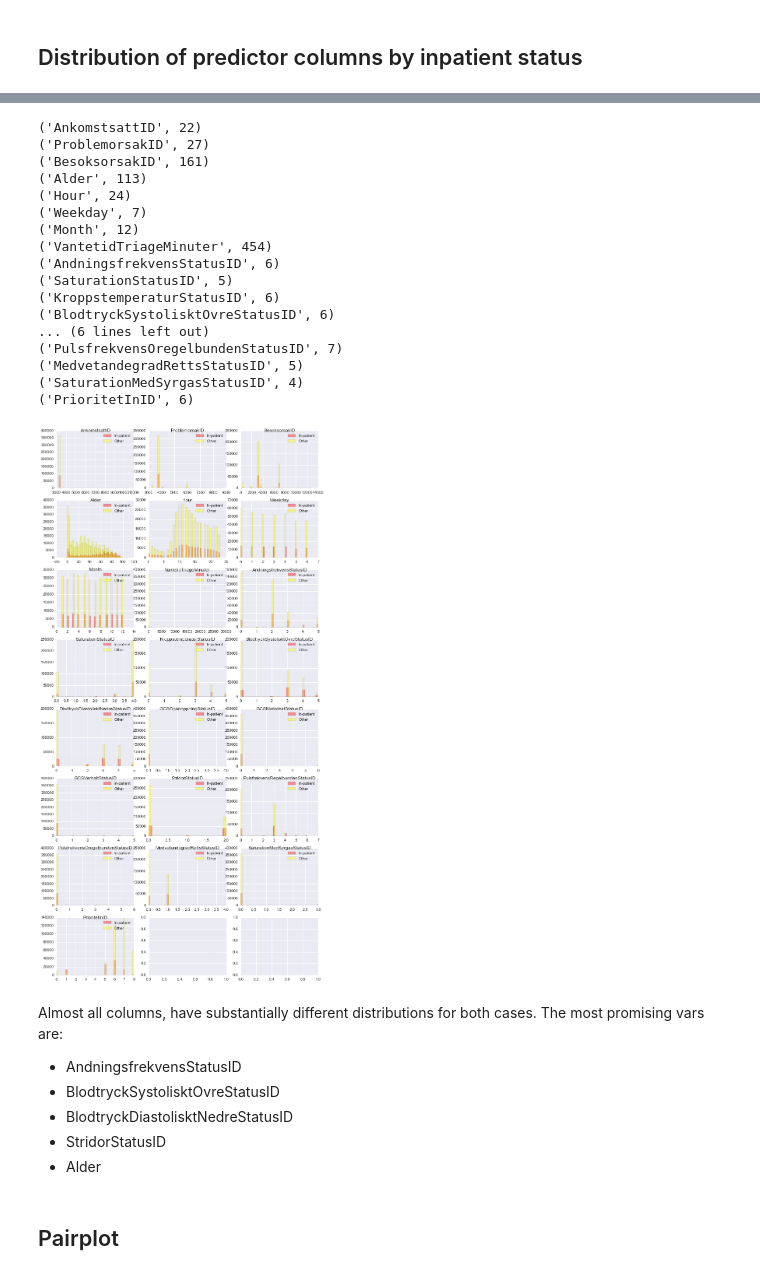
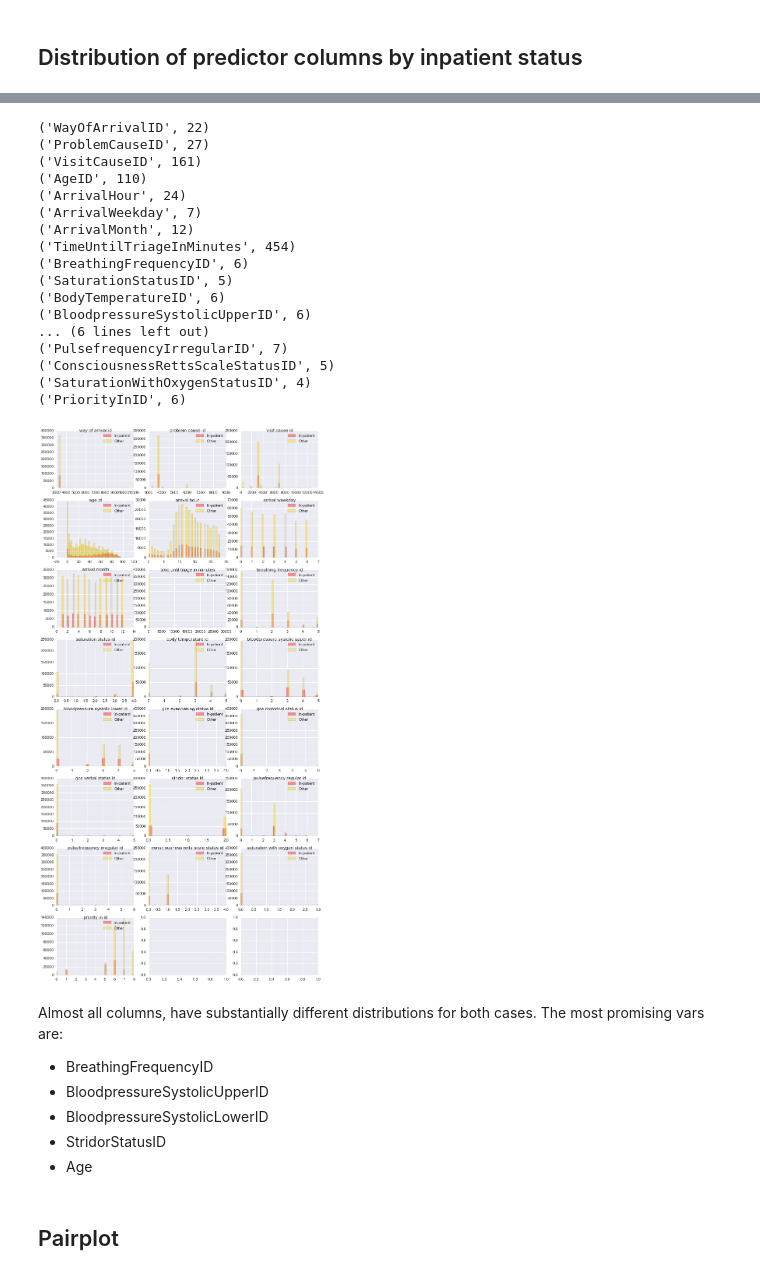
Before and after one commit to solomatov/cs109-project, a Jupyter notebook: ER.ipynb, the cells around one changed output, grey strips where cells are left out. Drawn from its saved outputs; the diff is of its cells as text; code cells hidden in the pictures.

```diff
--- a/ER.ipynb
+++ b/ER.ipynb
@@ -272,7 +272,7 @@ data['Age'] = data[~data.Age.isnull()].Age.map(lambda a: int(round(float(str(a).
 # %% [markdown]
 #### Copy of minimally transformed data set for downstream use
 # %%
-dataClean = data.copy()
+dataclean = data.copy()
 # %% [markdown]
 #### Imputation
 Replace NaNs and nulls with -10 so that libraries which don't work well with NaNs will accept our dataset
@@ -286,10 +286,10 @@ for col in lab_columns:
     is_null = data[col].isnull()
     data.loc[is_null, col] = -10
 
-print dataClean['SaturationStatusID'].min()
+print dataclean['SaturationStatusID'].min()
 for col in input_columns:
     is_null = dataClean[col].isnull()
-    dataclean.loc[is_null, col] = dataClean[col].min()-1
+    dataclean.loc[is_null, col] = dataclean[col].min()-1
 # %% [output]
 1.0
 # %% [markdown]
@@ -416,45 +416,51 @@ dataclean[input_columns].describe()
 # %%
+# http://stackoverflow.com/questions/1175208/elegant-python-function-to-convert-camelcase-to-camel-case
+import re
+def pretty(name):
+    s1 = re.sub('(.)([A-Z][a-z]+)', r'\1 \2', name)
+    return re.sub('([a-z0-9])([A-Z])', r'\1 \2', s1).lower()
+
 def plot_column(ax, col):
     sns.distplot(dataclean[col][dataclean.Inpatient == 1] , kde=False, ax=ax,axlabel=False, label='In-patient', norm_hist=False,color='Red')
-    sns.distplot(dataclean[col][dataclean.Inpatient == 0] , kde=False, ax=ax,axlabel=False, label='Other', norm_hist=False,color='Yellow')
-    ax.set_title(col, horizontalalignment='center', verticalalignment='top')
+    sns.distplot(dataclean[col][dataclean.Inpatient == 0] , kde=False, ax=ax,axlabel=False, label='Other', norm_hist=False,color='Gold')
+    ax.set_title(pretty(col), horizontalalignment='center', verticalalignment='top')
 
     print (col, len(pd.unique(dataclean[col].ravel())))
 
     ax.legend()
 
 
 
 fig, axes = plt.subplots(nrows=8, ncols=3, sharex=False, sharey=False, figsize=(10, 20))
 
 fig.tight_layout()
 
 for ax, col in zip(axes.ravel(), input_columns):
     plot_column(ax, col)
 # %% [output]
-('AnkomstsattID', 22)
-('ProblemorsakID', 27)
-('BesoksorsakID', 161)
-('Alder', 113)
-('Hour', 24)
-('Weekday', 7)
-('Month', 12)
-('VantetidTriageMinuter', 454)
-('AndningsfrekvensStatusID', 6)
+('WayOfArrivalID', 22)
+('ProblemCauseID', 27)
+('VisitCauseID', 161)
+('AgeID', 110)
+('ArrivalHour', 24)
+('ArrivalWeekday', 7)
+('ArrivalMonth', 12)
+('TimeUntilTriageInMinutes', 454)
+('BreathingFrequencyID', 6)
 ('SaturationStatusID', 5)
-('KroppstemperaturStatusID', 6)
-('BlodtryckSystolisktOvreStatusID', 6)
+('BodyTemperatureID', 6)
+('BloodpressureSystolicUpperID', 6)
 ... (6 lines left out)
-('PulsfrekvensOregelbundenStatusID', 7)
-('MedvetandegradRettsStatusID', 5)
-('SaturationMedSyrgasStatusID', 4)
-('PrioritetInID', 6)
+('PulsefrequencyIrregularID', 7)
+('ConsciousnessRettsScaleStatusID', 5)
+('SaturationWithOxygenStatusID', 4)
+('PriorityInID', 6)
-[figure, old version]
+[figure, new version]
 # %% [markdown]
 Almost all columns, have substantially different distributions for both cases. The most promising vars are:
 
-* AndningsfrekvensStatusID
-* BlodtryckSystolisktOvreStatusID
-* BlodtryckDiastolisktNedreStatusID
+* BreathingFrequencyID
+* BloodpressureSystolicUpperID
+* BloodpressureSystolicLowerID
 * StridorStatusID
-* Alder
+* Age
```
Also changed, not shown: parts of 9 cells of this notebook.
